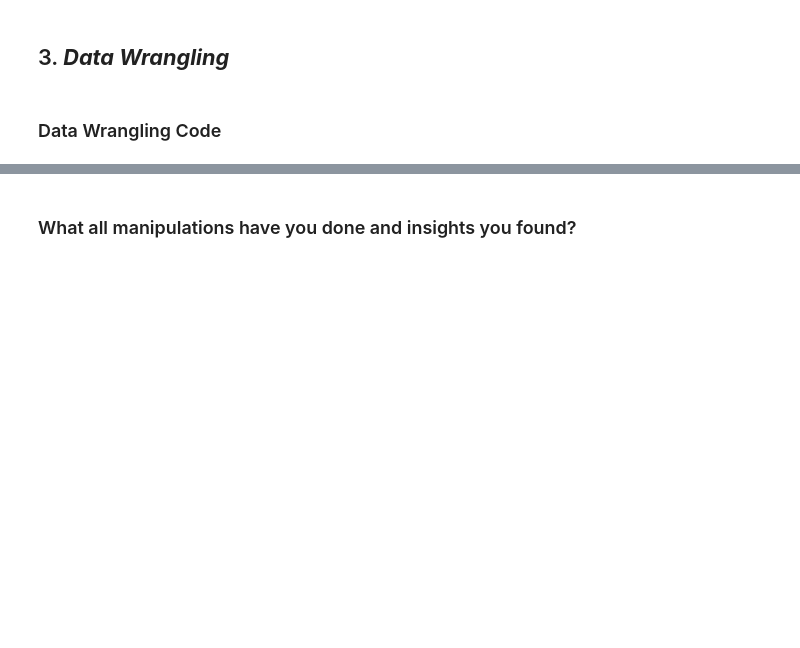
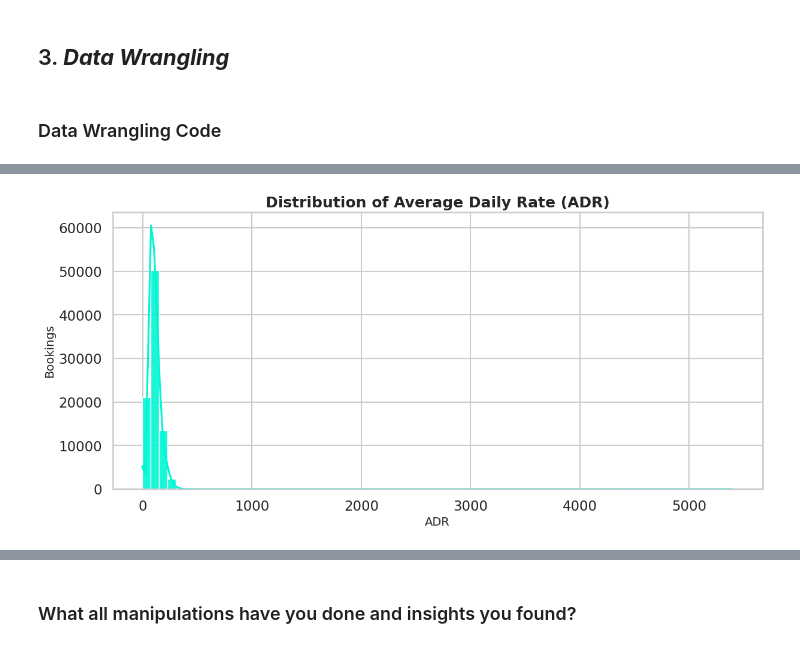
Before and after one commit to eyespydushyant/hotel-booking-price-prediction, a Jupyter notebook: dushyant_Regression__ML_Submission.ipynb, the cells around one changed output, grey strips where cells are left out. Drawn from its saved outputs; the diff is of its cells as text; code cells hidden in the pictures; blank space fills up the shorter version.

```diff
--- a/dushyant_Regression__ML_Submission.ipynb
+++ b/dushyant_Regression__ML_Submission.ipynb
@@ -156,0 +354,32 @@ Answer Here
+# %%
+import matplotlib.pyplot as plt
+import seaborn as sns
+
+plt.style.use("dark_background")
+
+sns.set_theme(style="whitegrid", context="talk")
+
+plt.rcParams["figure.figsize"] = (12,6)
+plt.rcParams["axes.titleweight"] = "bold"
+plt.rcParams["axes.titlesize"] = 18
+plt.rcParams["axes.labelsize"] = 14
+# %%
+plt.figure(figsize=(14,6))
+
+sns.histplot(
+    data=df,
+    x="adr",
+    bins=70,
+    kde=True,
+    color="#00F5D4",
+    edgecolor="white",
+    alpha=0.9
+)
+
+plt.title("Distribution of Average Daily Rate (ADR)")
+plt.xlabel("ADR")
+plt.ylabel("Bookings")
+
+plt.show()
+# %% [output]
+[figure, added]
```
Also changed, not shown: parts of 65 cells of this notebook.
